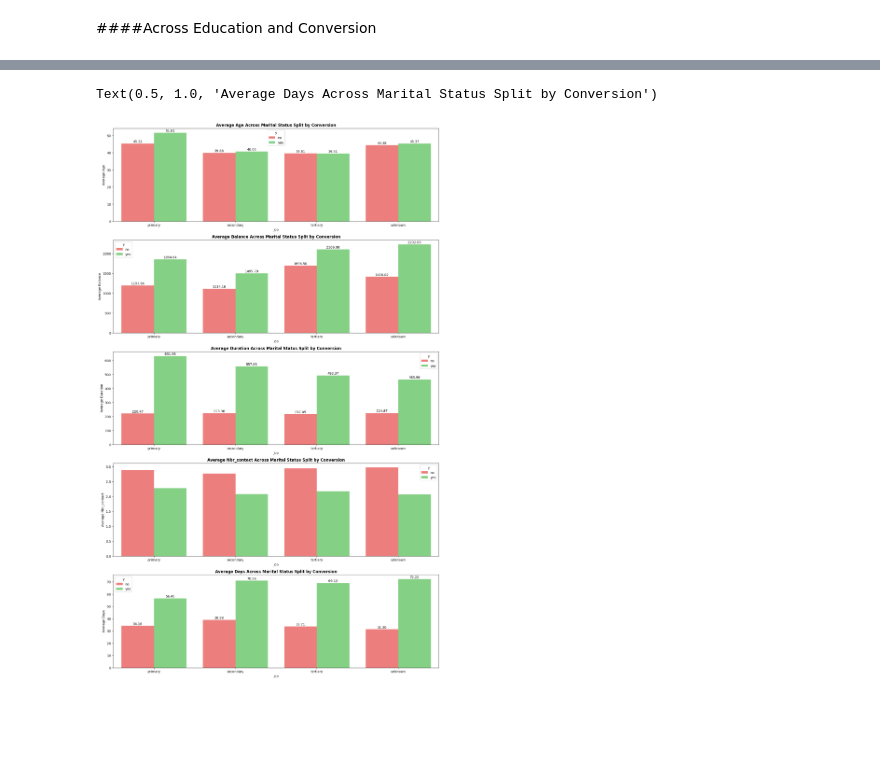
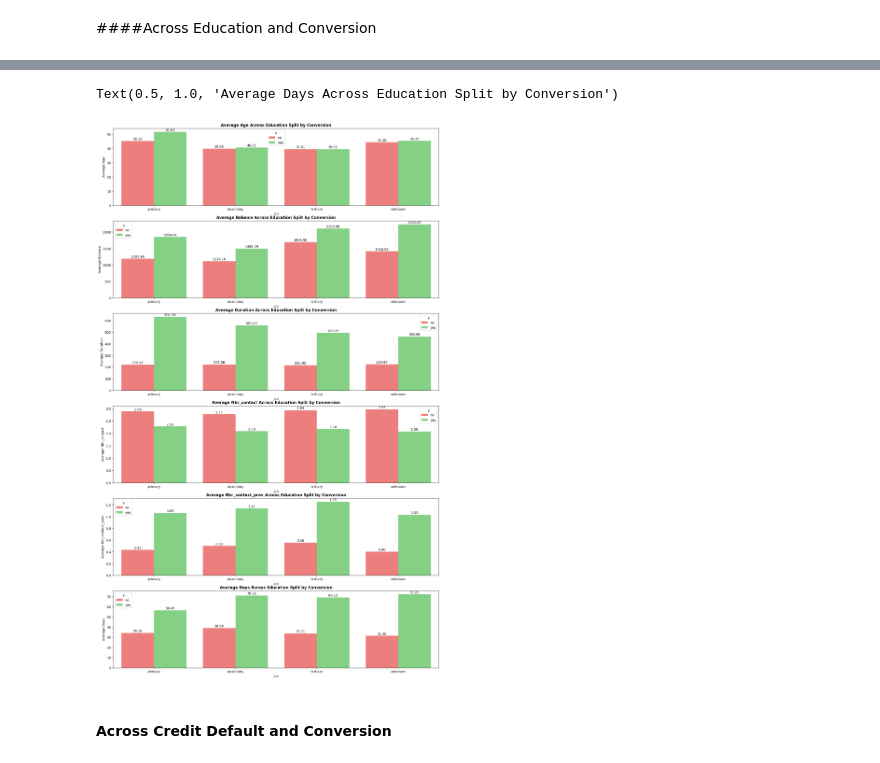
Before and after one commit to chayanbasu007/td_cross_sell_model, a Jupyter notebook: TD_Cross_Sell_Model.ipynb, the cells around one changed output, grey strips where cells are left out. Drawn from its saved outputs; the diff is of its cells as text; code cells hidden in the pictures; blank space fills up the shorter version.

```diff
--- a/TD_Cross_Sell_Model.ipynb
+++ b/TD_Cross_Sell_Model.ipynb
@@ -791,5 +799,5 @@ marital_td_df.head()
 # %%
-fig,axes = plt.subplots(5,1,figsize =(18,30))
+fig,axes = plt.subplots(6,1,figsize =(18,30))
 
 #fig1
 sns.barplot(data = marital_td_df, x='marital', y='mean_age', hue='y', errorbar=None, palette = custom_palette, ax = axes[0])
@@ -817,17 +825,25 @@ axes[2].set_title('Average Duration Across Marital Status Split by Conversion',
 
 #fig4
 sns.barplot(data = marital_td_df, x='marital', y='mean_nbr_contact', hue='y', errorbar=None, palette = custom_palette, ax = axes[3])
-for container in axes[0].containers:
+for container in axes[3].containers:
         axes[3].bar_label(container, fmt='%0.2f', label_type='edge', padding=1)
 axes[3].set_xlabel('Job')
 axes[3].set_ylabel('Average Nbr_contact')
 axes[3].set_title('Average Nbr_contact Across Marital Status Split by Conversion', fontweight ='bold', fontsize = 12)
 
 #fig5
-sns.barplot(data = marital_td_df, x='marital', y='mean_pdays', hue='y', errorbar=None, palette = custom_palette, ax = axes[4])
+sns.barplot(data = marital_td_df, x='marital', y='mean_nbr_contact_prev', hue='y', errorbar=None, palette = custom_palette, ax = axes[4])
 for container in axes[4].containers:
         axes[4].bar_label(container, fmt='%0.2f', label_type='edge', padding=1)
 axes[4].set_xlabel('Job')
-axes[4].set_ylabel('Average Days')
-axes[4].set_title('Average Days Across Marital Status Split by Conversion', fontweight ='bold', fontsize = 12)
+axes[4].set_ylabel('Average Nbr_contact_prev')
+axes[4].set_title('Average Nbr_contact_prev Across Marital Status Split by Conversion', fontweight ='bold', fontsize = 12)
+
+#fig6
+sns.barplot(data = marital_td_df, x='marital', y='mean_pdays', hue='y', errorbar=None, palette = custom_palette, ax = axes[5])
+for container in axes[5].containers:
+        axes[5].bar_label(container, fmt='%0.2f', label_type='edge', padding=1)
+axes[5].set_xlabel('Job')
+axes[5].set_ylabel('Average Days')
+axes[5].set_title('Average Days Across Marital Status Split by Conversion', fontweight ='bold', fontsize = 12)
 # %% [output]
@@ -840,6 +856,7 @@ education_td_df = df.groupby(['education','y']).agg(mean_age =('age','mean'),
                                   mean_balance =('balance','mean'),
                                   mean_duration =('duration','mean'),
                                   mean_nbr_contact =('campaign','mean'),
+                                  mean_nbr_contact_prev =('previous','mean'),
                                   mean_pdays =('pdays','mean'),
                                   ).reset_index()
 education_td_df.head()
@@ -853,45 +870,55 @@ education_td_df.head()
 # %%
-fig,axes = plt.subplots(5,1,figsize =(18,30))
+fig,axes = plt.subplots(6,1,figsize =(18,30))
 
 #fig1
 sns.barplot(data = education_td_df, x='education', y='mean_age', hue='y', errorbar=None, palette = custom_palette, ax = axes[0])
 for container in axes[0].containers:
         axes[0].bar_label(container, fmt='%0.2f', label_type='edge', padding=1)
 axes[0].set_xlabel('Job')
 axes[0].set_ylabel('Average Age')
-axes[0].set_title('Average Age Across Marital Status Split by Conversion', fontweight ='bold', fontsize = 12)
+axes[0].set_title('Average Age Across Education Split by Conversion', fontweight ='bold', fontsize = 12)
 
 #fig2
 sns.barplot(data = education_td_df, x='education', y='mean_balance', hue='y', errorbar=None, palette = custom_palette, ax = axes[1])
 for container in axes[1].containers:
         axes[1].bar_label(container, fmt='%0.2f', label_type='edge', padding=1)
 axes[1].set_xlabel('Job')
 axes[1].set_ylabel('Average Balance')
-axes[1].set_title('Average Balance Across Marital Status Split by Conversion', fontweight ='bold', fontsize = 12)
+axes[1].set_title('Average Balance Across Education Split by Conversion', fontweight ='bold', fontsize = 12)
 
 #fig3
 sns.barplot(data = education_td_df, x='education', y='mean_duration', hue='y', errorbar=None, palette = custom_palette, ax = axes[2])
 for container in axes[2].containers:
         axes[2].bar_label(container, fmt='%0.2f', label_type='edge', padding=1)
 axes[2].set_xlabel('Job')
 axes[2].set_ylabel('Average Duration')
-axes[2].set_title('Average Duration Across Marital Status Split by Conversion', fontweight ='bold', fontsize = 12)
+axes[2].set_title('Average Duration Across Education Split by Conversion', fontweight ='bold', fontsize = 12)
 
 #fig4
 sns.barplot(data = education_td_df, x='education', y='mean_nbr_contact', hue='y', errorbar=None, palette = custom_palette, ax = axes[3])
-for container in axes[0].containers:
+for container in axes[3].containers:
         axes[3].bar_label(container, fmt='%0.2f', label_type='edge', padding=1)
 axes[3].set_xlabel('Job')
 axes[3].set_ylabel('Average Nbr_contact')
-axes[3].set_title('Average Nbr_contact Across Marital Status Split by Conversion', fontweight ='bold', fontsize = 12)
+axes[3].set_title('Average Nbr_contact Across Education Split by Conversion', fontweight ='bold', fontsize = 12)
 
 #fig5
-sns.barplot(data = education_td_df, x='education', y='mean_pdays', hue='y', errorbar=None, palette = custom_palette, ax = axes[4])
+sns.barplot(data = education_td_df, x='education', y='mean_nbr_contact_prev', hue='y', errorbar=None, palette = custom_palette, ax = axes[4])
 for container in axes[4].containers:
         axes[4].bar_label(container, fmt='%0.2f', label_type='edge', padding=1)
 axes[4].set_xlabel('Job')
-axes[4].set_ylabel('Average Days')
-axes[4].set_title('Average Days Across Marital Status Split by Conversion', fontweight ='bold', fontsize = 12)
+axes[4].set_ylabel('Average Nbr_contact_prev')
+axes[4].set_title('Average Nbr_contact_prev Across Education Split by Conversion', fontweight ='bold', fontsize = 12)
+
+#fig6
+sns.barplot(data = education_td_df, x='education', y='mean_pdays', hue='y', errorbar=None, palette = custom_palette, ax = axes[5])
+for container in axes[5].containers:
+        axes[5].bar_label(container, fmt='%0.2f', label_type='edge', padding=1)
+axes[5].set_xlabel('Job')
+axes[5].set_ylabel('Average Days')
+axes[5].set_title('Average Days Across Education Split by Conversion', fontweight ='bold', fontsize = 12)
 # %% [output]
-Text(0.5, 1.0, 'Average Days Across Marital Status Split by Conversion')
+Text(0.5, 1.0, 'Average Days Across Education Split by Conversion')
-[figure, old version]
+[figure, new version]
+# %% [markdown]
+#### Across Credit Default and Conversion
```
Also changed, not shown: parts of 9 cells of this notebook.
